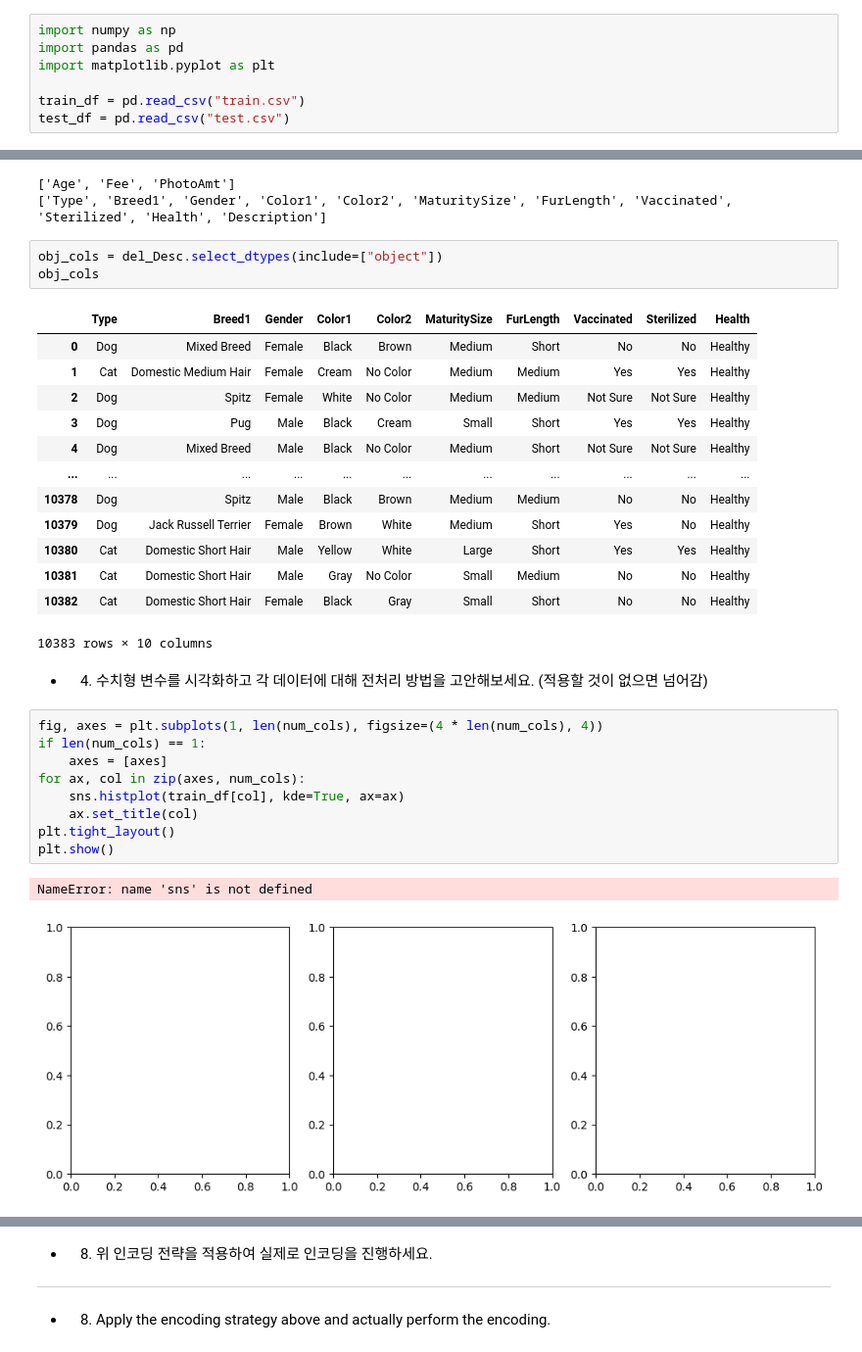
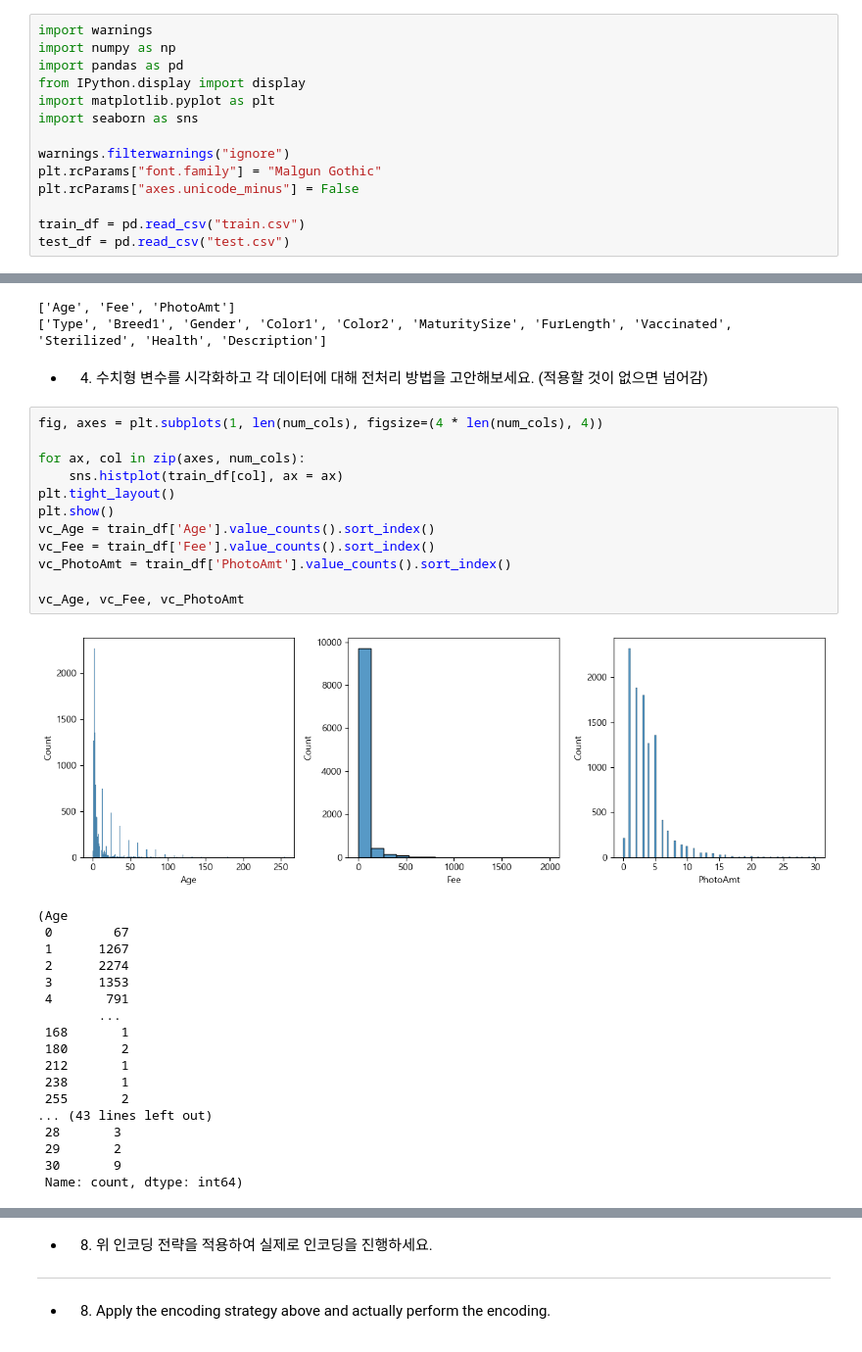
Before and after one commit to seongwwww/bigdata_07, a Jupyter notebook: problem.ipynb, the cells around one changed output, grey strips where cells are left out. Shown at 98% size. Drawn from its saved outputs; the diff is of its cells as text.

```diff
--- a/problem.ipynb
+++ b/problem.ipynb
@@ -1,9 +1,16 @@
 # %% [markdown]
 ### Data Load
 # %%
+import warnings
 import numpy as np
 import pandas as pd
+from IPython.display import display
 import matplotlib.pyplot as plt
+import seaborn as sns
+
+warnings.filterwarnings("ignore")
+plt.rcParams["font.family"] = "Malgun Gothic"
+plt.rcParams["axes.unicode_minus"] = False
 
 train_df = pd.read_csv("train.csv")
 test_df = pd.read_csv("test.csv")
@@ -98,34 +105,36 @@ print(obj_cols)
 # %% [output]
 ['Age', 'Fee', 'PhotoAmt']
 ['Type', 'Breed1', 'Gender', 'Color1', 'Color2', 'MaturitySize', 'FurLength', 'Vaccinated', 'Sterilized', 'Health', 'Description']
-# %%
-obj_cols = del_Desc.select_dtypes(include=["object"])
-obj_cols
-# %% [output]
-|  | Type | Breed1 | Gender | Color1 | Color2 | MaturitySize | FurLength | Vaccinated | Sterilized | Health |
-| 0 | Dog | Mixed Breed | Female | Black | Brown | Medium | Short | No | No | Healthy |
-| 1 | Cat | Domestic Medium Hair | Female | Cream | No Color | Medium | Medium | Yes | Yes | Healthy |
-| 2 | Dog | Spitz | Female | White | No Color | Medium | Medium | Not Sure | Not Sure | Healthy |
-| 3 | Dog | Pug | Male | Black | Cream | Small | Short | Yes | Yes | Healthy |
-| 4 | Dog | Mixed Breed | Male | Black | No Color | Medium | Short | Not Sure | Not Sure | Healthy |
-| ... | ... | ... | ... | ... | ... | ... | ... | ... | ... | ... |
-| 10378 | Dog | Spitz | Male | Black | Brown | Medium | Medium | No | No | Healthy |
-| 10379 | Dog | Jack Russell Terrier | Female | Brown | White | Medium | Short | Yes | No | Healthy |
-| 10380 | Cat | Domestic Short Hair | Male | Yellow | White | Large | Short | Yes | Yes | Healthy |
-| 10381 | Cat | Domestic Short Hair | Male | Gray | No Color | Small | Medium | No | No | Healthy |
-| 10382 | Cat | Domestic Short Hair | Female | Black | Gray | Small | Short | No | No | Healthy |
-10383 rows × 10 columns
 # %% [markdown]
 - 4. 수치형 변수를 시각화하고 각 데이터에 대해 전처리 방법을 고안해보세요. (적용할 것이 없으면 넘어감)
 # %%
 fig, axes = plt.subplots(1, len(num_cols), figsize=(4 * len(num_cols), 4))
-if len(num_cols) == 1:
-    axes = [axes]
+
 for ax, col in zip(axes, num_cols):
-    sns.histplot(train_df[col], kde=True, ax=ax)
-    ax.set_title(col)
+    sns.histplot(train_df[col], ax = ax)
 plt.tight_layout()
 plt.show()
+vc_Age = train_df['Age'].value_counts().sort_index()
+vc_Fee = train_df['Fee'].value_counts().sort_index()
+vc_PhotoAmt = train_df['PhotoAmt'].value_counts().sort_index()
+
+vc_Age, vc_Fee, vc_PhotoAmt
 # %% [output]
+[figure, new version]
-NameError: name 'sns' is not defined
+(Age
+ 0        67
+ 1      1267
+ 2      2274
+ 3      1353
+ 4       791
+        ...
+ 168       1
+ 180       2
+ 212       1
+ 238       1
+ 255       2
+... (43 lines left out)
+ 28       3
+ 29       2
+ 30       9
+ Name: count, dtype: int64)
-[figure, old version]
```
Also changed, not shown: parts of 5 cells of this notebook.
